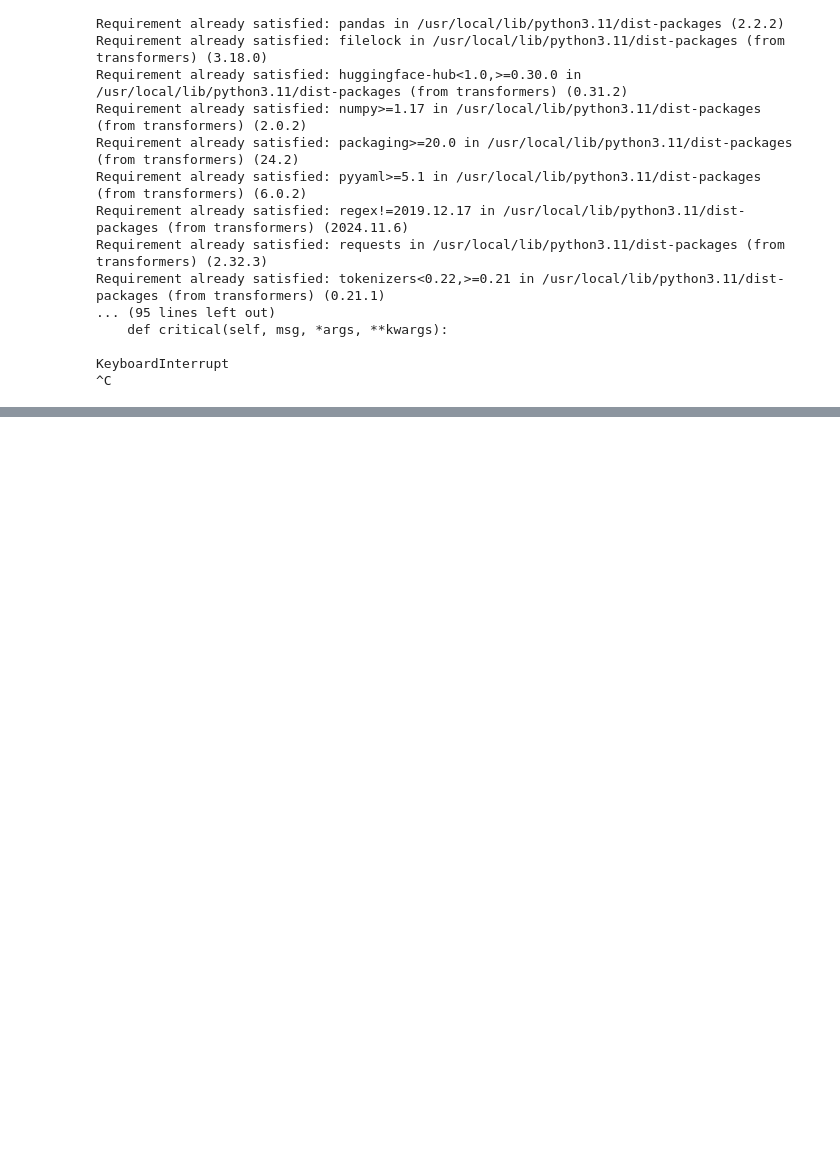
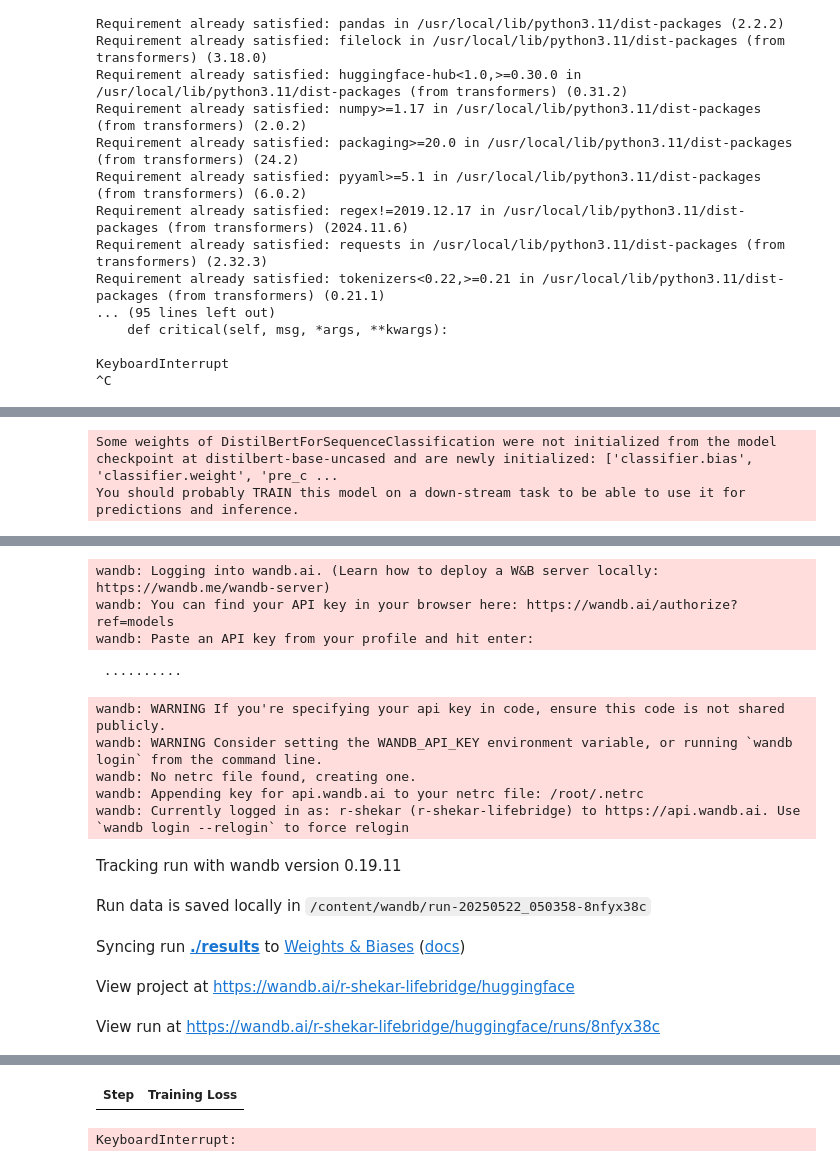
Before and after one commit to shekar-raja/nextstop-ai, a Jupyter notebook: backend/notebooks/intent_fine_tune.ipynb, the cells around one changed output, grey strips where cells are left out. Drawn from its saved outputs; the diff is of its cells as text; code cells hidden in the pictures; blank space fills up the shorter version.

```diff
--- a/backend/notebooks/intent_fine_tune.ipynb
+++ b/backend/notebooks/intent_fine_tune.ipynb
@@ -28,0 +57,9 @@ FileNotFoundError: [Errno 2] No such file or directory: 'TfL_intent_Dataset.csv'
+# %%
+from transformers import DistilBertTokenizerFast
+
+tokenizer = DistilBertTokenizerFast.from_pretrained('distilbert-base-uncased')
+
+def tokenize_function(examples):
+    return tokenizer(examples["text"], padding="max_length", truncation=True)
+
+tokenized_dataset = dataset.map(tokenize_function, batched=True)
@@ -28,0 +72,39 @@ FileNotFoundError: [Errno 2] No such file or directory: 'TfL_intent_Dataset.csv'
+# %%
+tokenized_dataset = tokenized_dataset.train_test_split(test_size=0.2)
+# %%
+from transformers import DistilBertForSequenceClassification
+
+model = DistilBertForSequenceClassification.from_pretrained('distilbert-base-uncased',
+                                                            num_labels=len(label2id),
+                                                            id2label=id2label,
+                                                            label2id=label2id)
+# %% [output]
+Some weights of DistilBertForSequenceClassification were not initialized from the model checkpoint at distilbert-base-uncased and are newly initialized: ['classifier.bias', 'classifier.weight', 'pre_c ...
+You should probably TRAIN this model on a down-stream task to be able to use it for predictions and inference.
+# %%
+from transformers import TrainingArguments
+
+training_args = TrainingArguments(
+    output_dir="./results",
+    learning_rate=2e-5,
+    per_device_train_batch_size=16,
+    per_device_eval_batch_size=16,
+    num_train_epochs=3,
+    logging_dir="./logs",
+    save_strategy="epoch",
+    logging_steps=500,
+    save_steps=1000
+)
+# %%
+from transformers import Trainer
+
+trainer = Trainer(
+    model=model,
+    args=training_args,
+    train_dataset=tokenized_dataset["train"],
+    eval_dataset=tokenized_dataset["test"],
+    tokenizer=tokenizer
+)
+
+trainer.train()
+# %% [output]
@@ -28,0 +113,14 @@ FileNotFoundError: [Errno 2] No such file or directory: 'TfL_intent_Dataset.csv'
+wandb: Logging into wandb.ai. (Learn how to deploy a W&B server locally: https://wandb.me/wandb-server)
+wandb: You can find your API key in your browser here: https://wandb.ai/authorize?ref=models
+wandb: Paste an API key from your profile and hit enter:
+ ··········
+wandb: WARNING If you're specifying your api key in code, ensure this code is not shared publicly.
+wandb: WARNING Consider setting the WANDB_API_KEY environment variable, or running `wandb login` from the command line.
+wandb: No netrc file found, creating one.
+wandb: Appending key for api.wandb.ai to your netrc file: /root/.netrc
+wandb: Currently logged in as: r-shekar (r-shekar-lifebridge) to https://api.wandb.ai. Use `wandb login --relogin` to force relogin
+Tracking run with wandb version 0.19.11
+Run data is saved locally in /content/wandb/run-20250522_050358-8nfyx38c
+Syncing run ./results to Weights & Biases (docs)
+View project at https://wandb.ai/r-shekar-lifebridge/huggingface
+View run at https://wandb.ai/r-shekar-lifebridge/huggingface/runs/8nfyx38c
@@ -28,0 +128,2 @@ FileNotFoundError: [Errno 2] No such file or directory: 'TfL_intent_Dataset.csv'
+| Step | Training Loss |
+KeyboardInterrupt:
```
Also changed, not shown: parts of 6 cells of this notebook.
